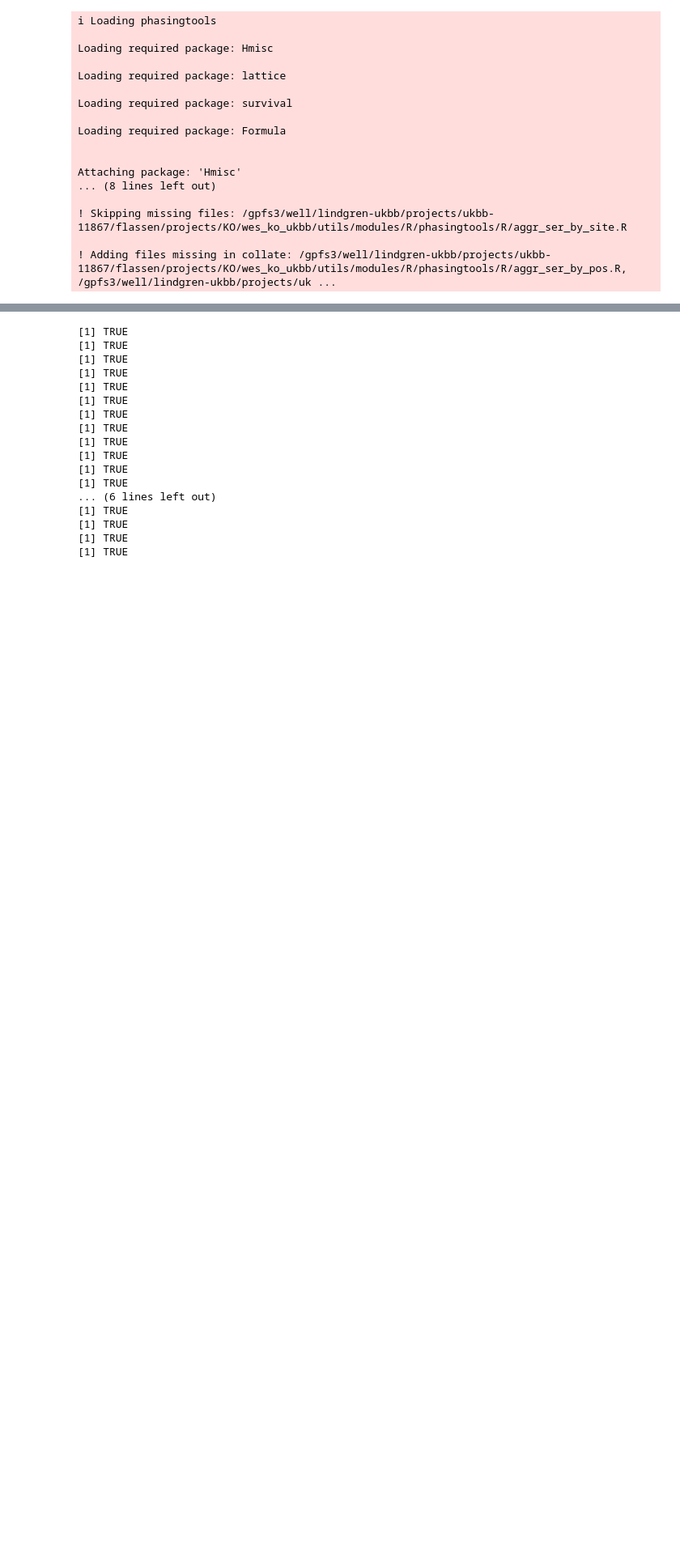
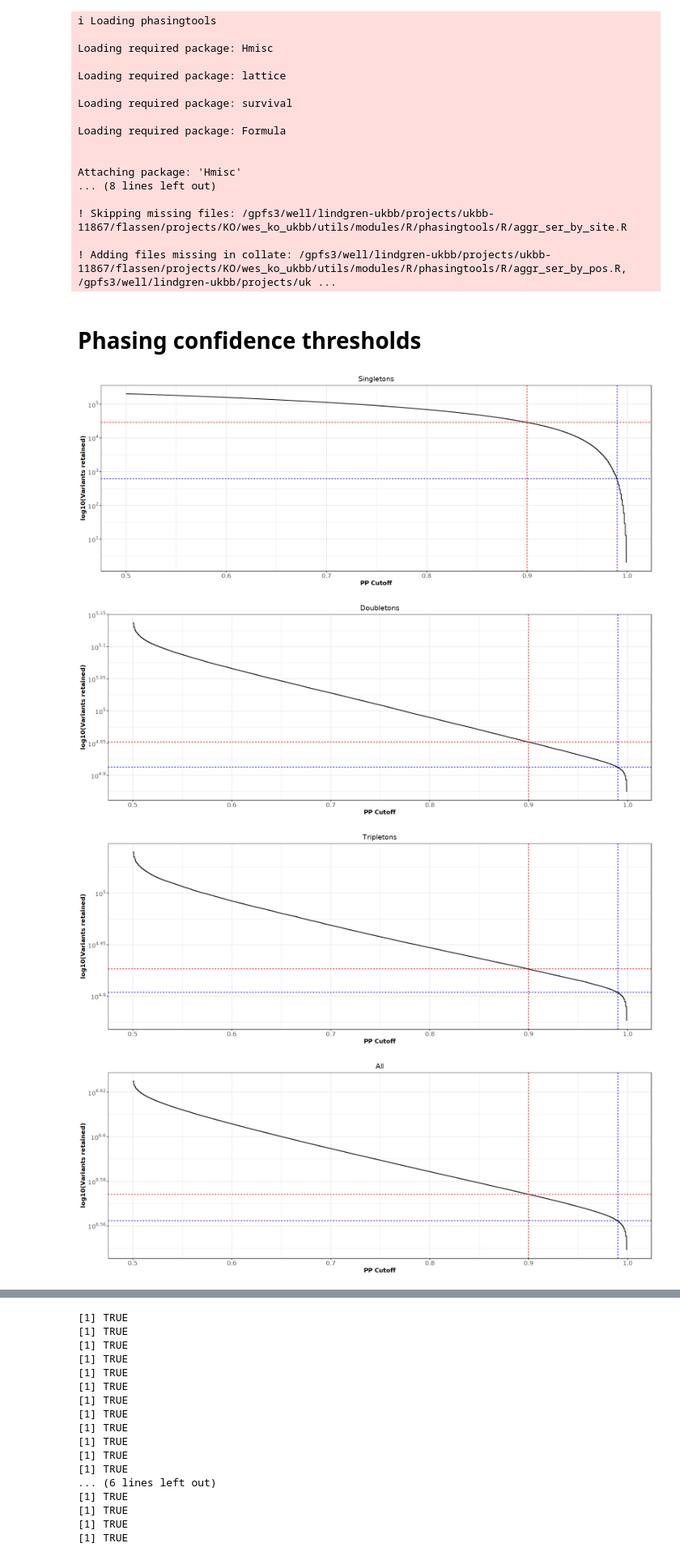
Before and after one commit to frhl/wes_ko_ukbb, a Jupyter notebook: notebooks/220824_transfer_figure1_plots.ipynb, the cells around one changed output, grey strips where cells are left out. Shown: that part at 81% size. Saved outputs shown, nothing was run; the diff lists cells and outputs as text; code cells hidden in the pictures; blank space fills up the shorter version.

```diff
--- a/notebooks/220824_transfer_figure1_plots.ipynb
+++ b/notebooks/220824_transfer_figure1_plots.ipynb
@@ -24,3 +25,5 @@ Attaching package: 'Hmisc'
 ! Skipping missing files: /gpfs3/well/lindgren-ukbb/projects/ukbb-11867/flassen/projects/KO/wes_ko_ukbb/utils/modules/R/phasingtools/R/aggr_ser_by_site.R
 
 ! Adding files missing in collate: /gpfs3/well/lindgren-ukbb/projects/ukbb-11867/flassen/projects/KO/wes_ko_ukbb/utils/modules/R/phasingtools/R/aggr_ser_by_pos.R, /gpfs3/well/lindgren-ukbb/projects/uk ...
+# %% [markdown]
+# Phasing confidence thresholds
@@ -26,0 +37,13 @@ Attaching package: 'Hmisc'
+# %%
+paths <- "data/phased/wes_union_calls/200k/shapeit5/phasing_conf/"
+files <- list.files(paths, pattern = "phasingConf.txt.gz", full.names = TRUE)
+# %%
+dt <- do.call(rbind,lapply(files[1], function(f){
+    d <- fread(f)
+    d$AC <- as.numeric(gsub("(\\[)|(\\])", "", d$AC))
+    d$max_AN <- max(d$AC)
+    d$singleton <- (d$AC == 1) | (d$AC == d$max_AN)
+    d$doubleton <- (d$AC == 2) | (d$AC == (d$max_AN-1))
+    d$tripleton <- (d$AC == 3) | (d$AC == (d$max_AN-2))
+    return(d)
+}))
@@ -26,0 +58,10 @@ Attaching package: 'Hmisc'
+# %%
+ggplot_ppxn(dt[dt$singleton == TRUE], "Singletons")$plt
+ggplot_ppxn(dt[dt$doubleton == TRUE], "Doubletons")$plt
+ggplot_ppxn(dt[dt$tripleton == TRUE], "Tripletons")$plt
+ggplot_ppxn(dt, "All")$plt
+# %% [output]
+[figure, added]
+[figure, added]
+[figure, added]
+[figure, added]
```
Also changed, not shown: parts of 22 cells of this notebook, 1 other file.
